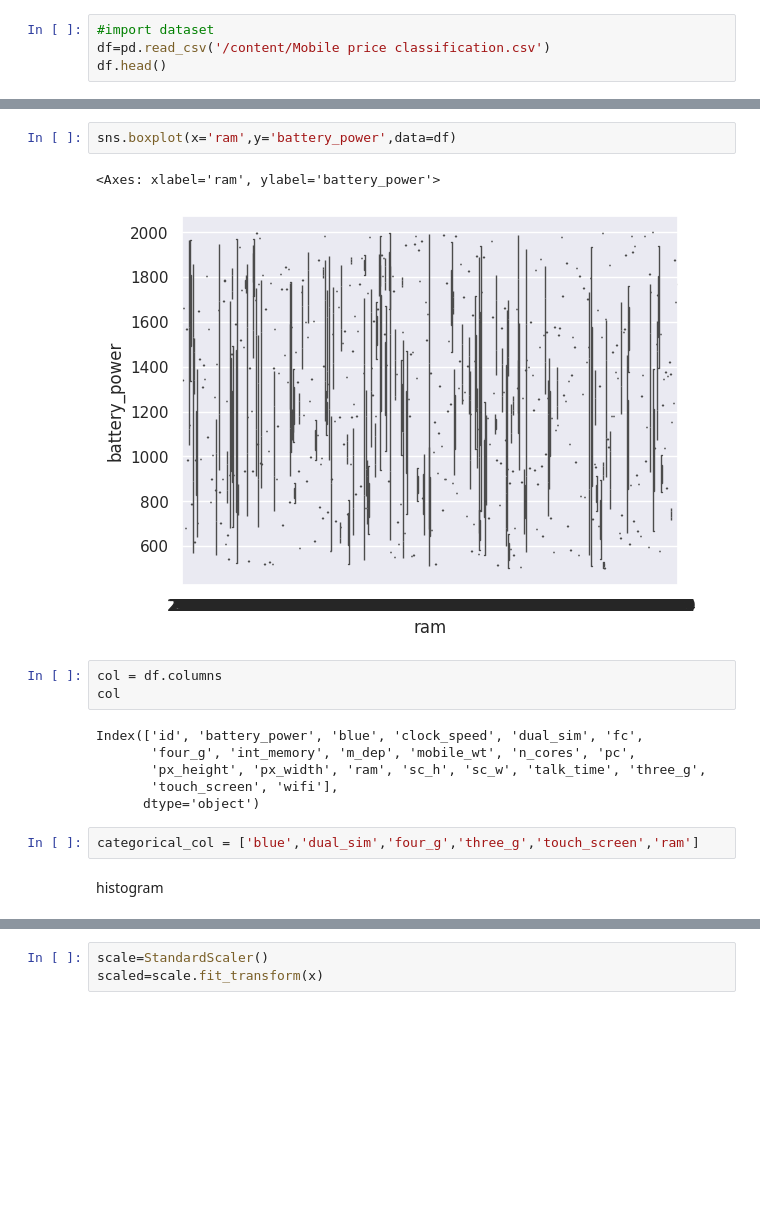
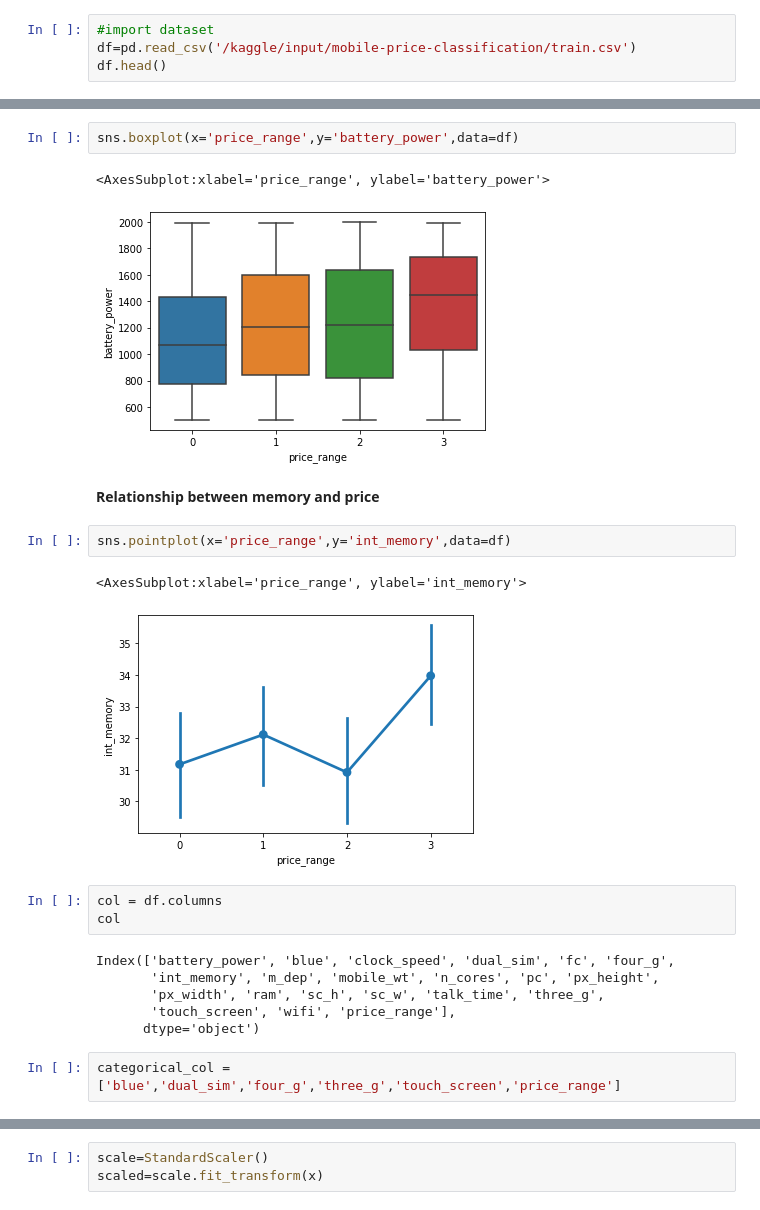
Before and after one commit to Leo612loss312/mobile-price-classifier-1.0, a Jupyter notebook: Mobile_price_classification.ipynb, the cells around one changed output, grey strips where cells are left out. Saved outputs shown, nothing was run; the diff lists cells and outputs as text; blank space fills up the shorter version.

```diff
--- a/Mobile_price_classification.ipynb
+++ b/Mobile_price_classification.ipynb
@@ -40,6 +43,6 @@ import warnings
 warnings.filterwarnings('ignore')
 # %%
 #import dataset
-df=pd.read_csv('/content/Mobile price classification.csv')
+df=pd.read_csv('/kaggle/input/mobile-price-classification/train.csv')
 df.head()
 # %% [output]
@@ -178,18 +183,23 @@ sns.pointplot(x='ram',y='battery_power',data=df)
 # %%
-sns.boxplot(x='ram',y='battery_power',data=df)
+sns.boxplot(x='price_range',y='battery_power',data=df)
 # %% [output]
-<Axes: xlabel='ram', ylabel='battery_power'>
+<AxesSubplot:xlabel='price_range', ylabel='battery_power'>
-[figure, old version]
+[figure, new version]
+# %% [markdown]
+**Relationship between memory and price**
+# %%
+sns.pointplot(x='price_range',y='int_memory',data=df)
+# %% [output]
+<AxesSubplot:xlabel='price_range', ylabel='int_memory'>
+[figure, added]
 # %%
 col = df.columns
 col
 # %% [output]
-Index(['id', 'battery_power', 'blue', 'clock_speed', 'dual_sim', 'fc',
-       'four_g', 'int_memory', 'm_dep', 'mobile_wt', 'n_cores', 'pc',
-       'px_height', 'px_width', 'ram', 'sc_h', 'sc_w', 'talk_time', 'three_g',
-       'touch_screen', 'wifi'],
+Index(['battery_power', 'blue', 'clock_speed', 'dual_sim', 'fc', 'four_g',
+       'int_memory', 'm_dep', 'mobile_wt', 'n_cores', 'pc', 'px_height',
+       'px_width', 'ram', 'sc_h', 'sc_w', 'talk_time', 'three_g',
+       'touch_screen', 'wifi', 'price_range'],
       dtype='object')
 # %%
-categorical_col = ['blue','dual_sim','four_g','three_g','touch_screen','ram']
+categorical_col = ['blue','dual_sim','four_g','three_g','touch_screen','price_range']
-# %% [markdown]
-histogram
```
Also changed, not shown: parts of 74 cells of this notebook.
